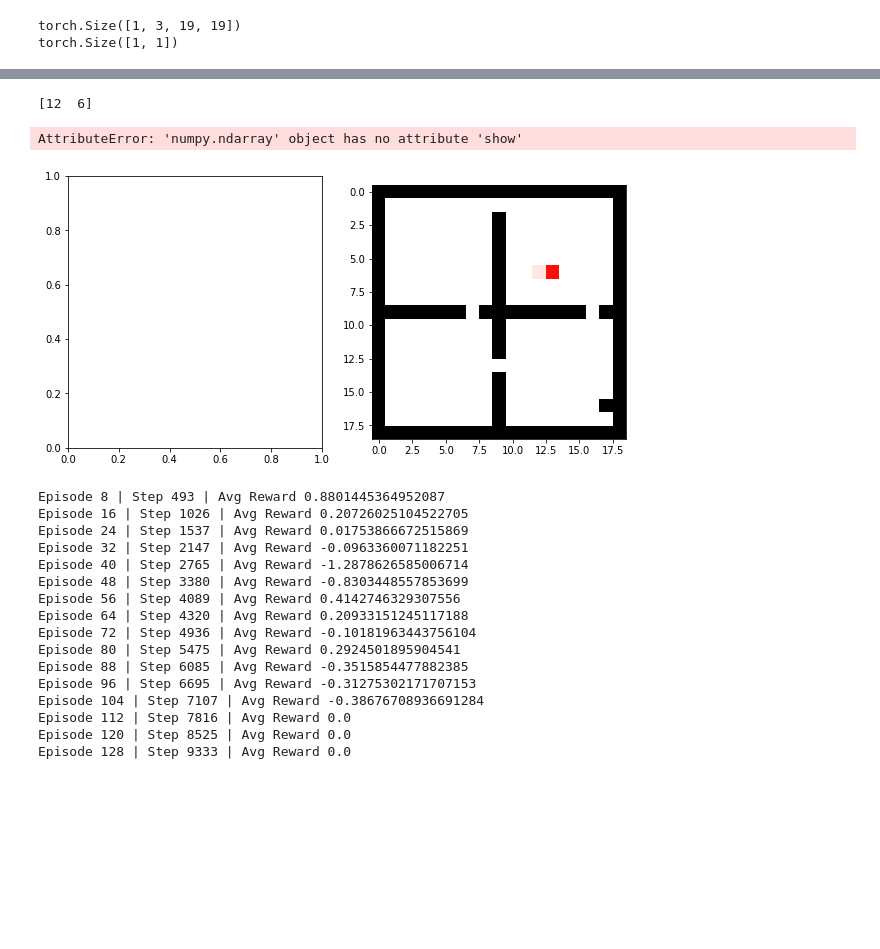
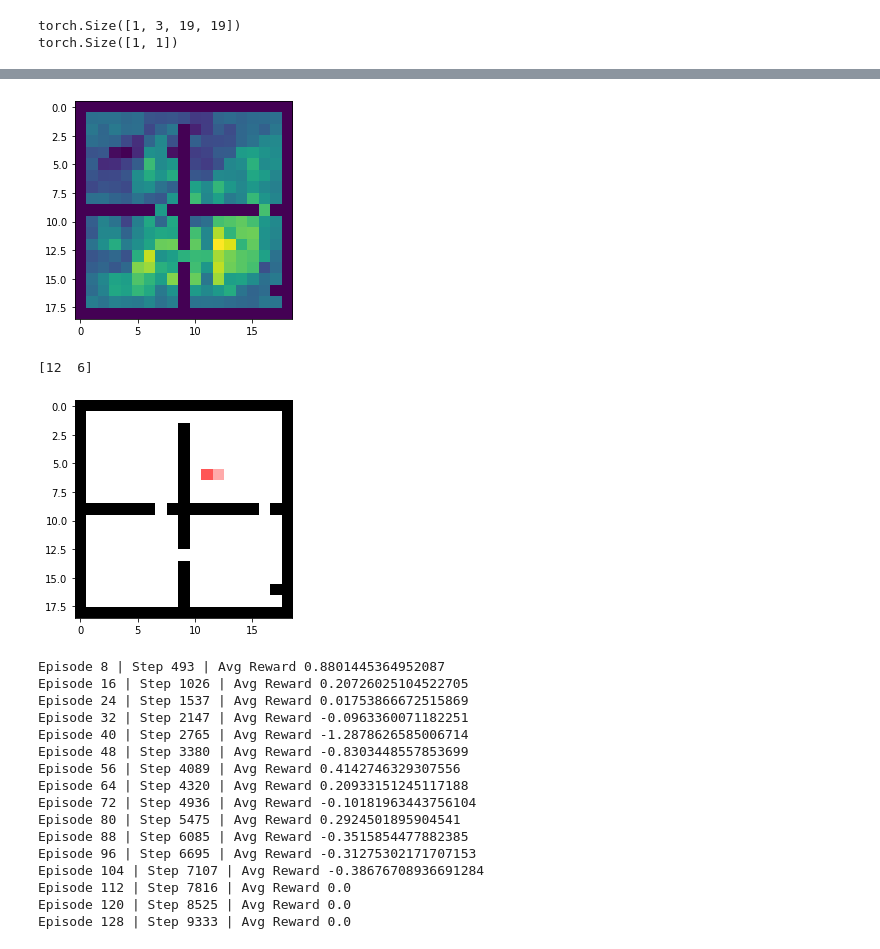
Before and after one commit to ejmejm/OptionsExplorationExperiments, a Jupyter notebook: deep_covering_options.ipynb, the cells around one changed output, grey strips where cells are left out. Drawn from its saved outputs; the diff is of its cells as text; code cells hidden in the pictures; blank space fills up the shorter version.

```diff
--- a/deep_covering_options.ipynb
+++ b/deep_covering_options.ipynb
@@ -551,11 +595,12 @@ while step < 20:
-# %%
-figs = plt.subplots(1, 2, figsize=(10, 5))
-a = render_eigenvector(eigen_function, env, env_seed)
-b = render_agent_path(agent_path, env, env_seed);
-# %% [output]
-[12  6]
-AttributeError: 'numpy.ndarray' object has no attribute 'show'
-[figure, removed]
+# %%
+ev_map = render_eigenvector(eigen_function, env, env_seed)
+# %% [output]
+[figure, added]
+# %%
+agent_path_map = render_agent_path(agent_path, env, env_seed)
+# %% [output]
+[12  6]
+[figure, added]
 # %%
 # Edit here if we want options calling options
 new_option = ACNetwork(env.action_space.n).to(DEVICE)
```
Also changed, not shown: parts of 25 cells of this notebook, 1 other file.
